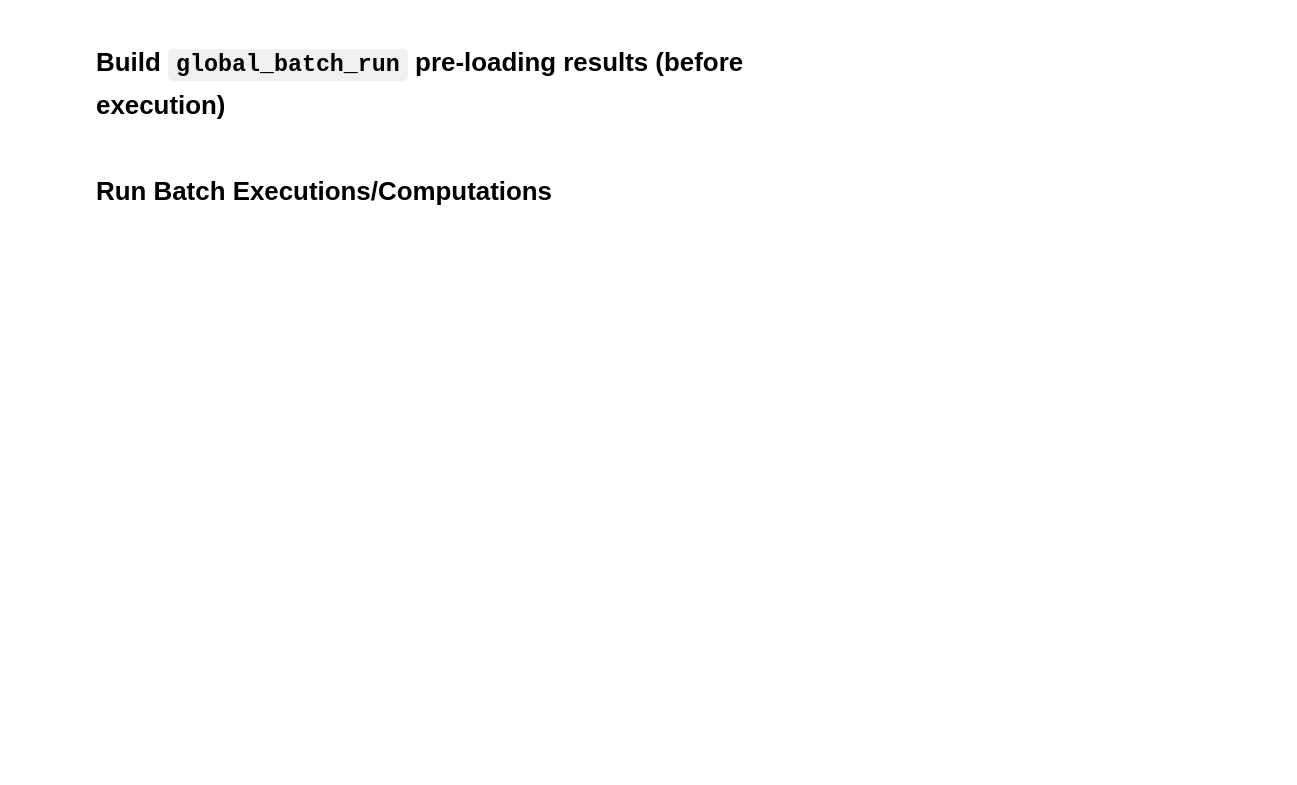
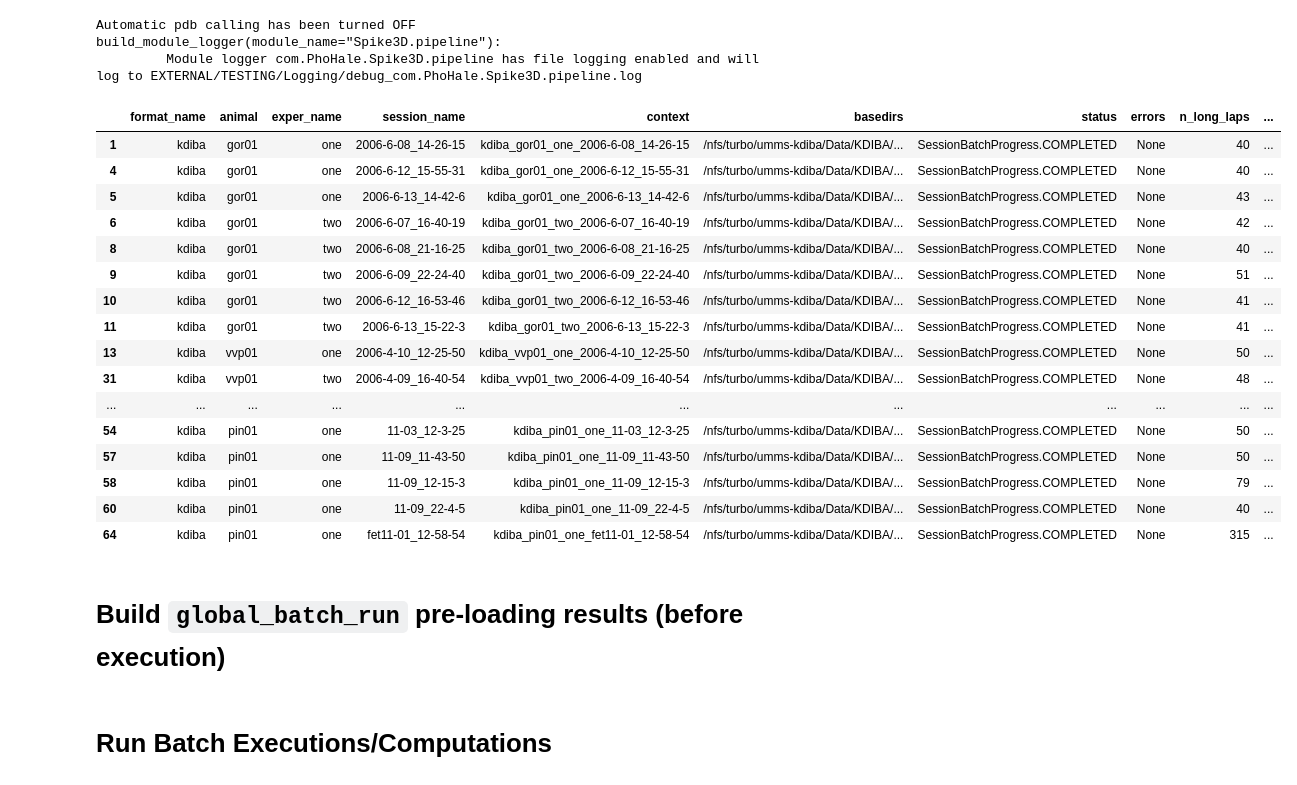
Before and after one commit to CommanderPho/Spike3D, a Jupyter notebook: BatchGenerateOutputs_2023-07-07.ipynb, the cells around one changed output. Saved outputs shown, nothing was run; the diff lists cells and outputs as text; code cells hidden in the pictures; blank space fills up the shorter version.

```diff
--- a/BatchGenerateOutputs_2023-07-07.ipynb
+++ b/BatchGenerateOutputs_2023-07-07.ipynb
@@ -38,9 +38,9 @@ from scripts.run_BatchAnalysis import post_compute_validate, _on_complete_succes
 from pyphoplacecellanalysis.General.Batch.NonInteractiveProcessing import batch_perform_all_plots
 
 
-active_global_batch_result_filename='global_batch_result_2023-06-08.pkl'
+active_global_batch_result_filename='global_batch_result_2023-07-07.pkl'
 debug_print=True
-enable_neptune = False
+enable_neptune = True
 
 if enable_neptune:
     import neptune # for logging progress and results
@@ -49,3 +49,7 @@ if enable_neptune:
     neptune_kwargs = {'project':"commander.pho/PhoDibaLongShort2023",
     'api_token':"eyJhcGlfYWRkcmVzcyI6Imh0dHBzOi8vYXBwLm5lcHR1bmUuYWkiLCJhcGlfdXJsIjoiaHR0cHM6Ly9hcHAubmVwdHVuZS5haSIsImFwaV9rZXkiOiIxOGIxODU2My1lZTNhLTQ2ZWMtOTkzNS02ZTRmNzM5YmNjNjIifQ=="}
     set_environment_variables(neptune_kwargs)
+# %% [output]
+Automatic pdb calling has been turned OFF
+build_module_logger(module_name="Spike3D.pipeline"):
+         Module logger com.PhoHale.Spike3D.pipeline has file logging enabled and will log to EXTERNAL/TESTING/Logging/debug_com.PhoHale.Spike3D.pipeline.log
@@ -93,3 +91,25 @@ spikes_df = pd.read_hdf(finalized_output_cache_file, key=desired_spikes_df_key)
+# %%
+with pd.option_context('display.max_rows', None, 'display.max_columns', None):  # more options can be specified also
+    # display(batch_progress_df)
+    display(good_only_batch_progress_df)
+# %% [output]
+|  | format_name | animal | exper_name | session_name | context | basedirs | status | errors | n_long_laps | ... |
+| 1 | kdiba | gor01 | one | 2006-6-08_14-26-15 | kdiba_gor01_one_2006-6-08_14-26-15 | /nfs/turbo/umms-kdiba/Data/KDIBA/... | SessionBatchProgress.COMPLETED | None | 40 | ... |
+| 4 | kdiba | gor01 | one | 2006-6-12_15-55-31 | kdiba_gor01_one_2006-6-12_15-55-31 | /nfs/turbo/umms-kdiba/Data/KDIBA/... | SessionBatchProgress.COMPLETED | None | 40 | ... |
+| 5 | kdiba | gor01 | one | 2006-6-13_14-42-6 | kdiba_gor01_one_2006-6-13_14-42-6 | /nfs/turbo/umms-kdiba/Data/KDIBA/... | SessionBatchProgress.COMPLETED | None | 43 | ... |
+| 6 | kdiba | gor01 | two | 2006-6-07_16-40-19 | kdiba_gor01_two_2006-6-07_16-40-19 | /nfs/turbo/umms-kdiba/Data/KDIBA/... | SessionBatchProgress.COMPLETED | None | 42 | ... |
+| 8 | kdiba | gor01 | two | 2006-6-08_21-16-25 | kdiba_gor01_two_2006-6-08_21-16-25 | /nfs/turbo/umms-kdiba/Data/KDIBA/... | SessionBatchProgress.COMPLETED | None | 40 | ... |
+| 9 | kdiba | gor01 | two | 2006-6-09_22-24-40 | kdiba_gor01_two_2006-6-09_22-24-40 | /nfs/turbo/umms-kdiba/Data/KDIBA/... | SessionBatchProgress.COMPLETED | None | 51 | ... |
+| 10 | kdiba | gor01 | two | 2006-6-12_16-53-46 | kdiba_gor01_two_2006-6-12_16-53-46 | /nfs/turbo/umms-kdiba/Data/KDIBA/... | SessionBatchProgress.COMPLETED | None | 41 | ... |
+| 11 | kdiba | gor01 | two | 2006-6-13_15-22-3 | kdiba_gor01_two_2006-6-13_15-22-3 | /nfs/turbo/umms-kdiba/Data/KDIBA/... | SessionBatchProgress.COMPLETED | None | 41 | ... |
+| 13 | kdiba | vvp01 | one | 2006-4-10_12-25-50 | kdiba_vvp01_one_2006-4-10_12-25-50 | /nfs/turbo/umms-kdiba/Data/KDIBA/... | SessionBatchProgress.COMPLETED | None | 50 | ... |
+| 31 | kdiba | vvp01 | two | 2006-4-09_16-40-54 | kdiba_vvp01_two_2006-4-09_16-40-54 | /nfs/turbo/umms-kdiba/Data/KDIBA/... | SessionBatchProgress.COMPLETED | None | 48 | ... |
+| ... | ... | ... | ... | ... | ... | ... | ... | ... | ... | ... |
+| 54 | kdiba | pin01 | one | 11-03_12-3-25 | kdiba_pin01_one_11-03_12-3-25 | /nfs/turbo/umms-kdiba/Data/KDIBA/... | SessionBatchProgress.COMPLETED | None | 50 | ... |
+| 57 | kdiba | pin01 | one | 11-09_11-43-50 | kdiba_pin01_one_11-09_11-43-50 | /nfs/turbo/umms-kdiba/Data/KDIBA/... | SessionBatchProgress.COMPLETED | None | 50 | ... |
+| 58 | kdiba | pin01 | one | 11-09_12-15-3 | kdiba_pin01_one_11-09_12-15-3 | /nfs/turbo/umms-kdiba/Data/KDIBA/... | SessionBatchProgress.COMPLETED | None | 79 | ... |
+| 60 | kdiba | pin01 | one | 11-09_22-4-5 | kdiba_pin01_one_11-09_22-4-5 | /nfs/turbo/umms-kdiba/Data/KDIBA/... | SessionBatchProgress.COMPLETED | None | 40 | ... |
+| 64 | kdiba | pin01 | one | fet11-01_12-58-54 | kdiba_pin01_one_fet11-01_12-58-54 | /nfs/turbo/umms-kdiba/Data/KDIBA/... | SessionBatchProgress.COMPLETED | None | 315 | ... |
 # %% [markdown]
 # Build `global_batch_run` pre-loading results (before execution)
 # %%
```
Also changed, not shown: parts of 7 cells of this notebook, 1 other file.
